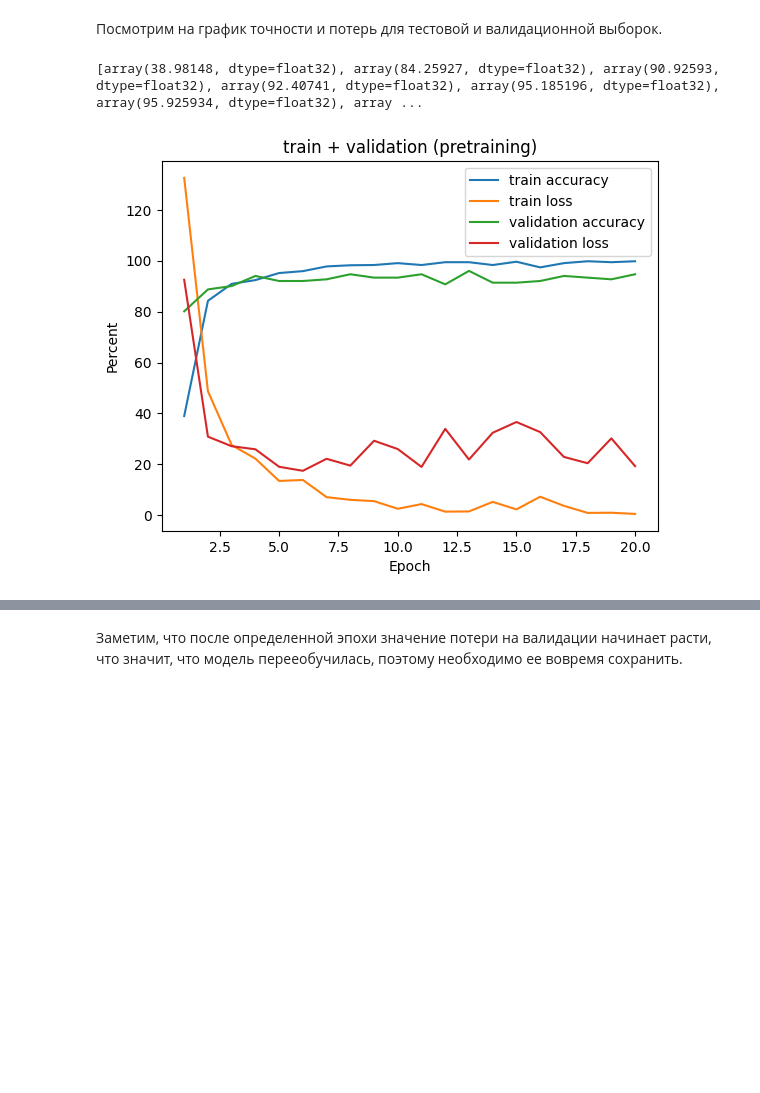
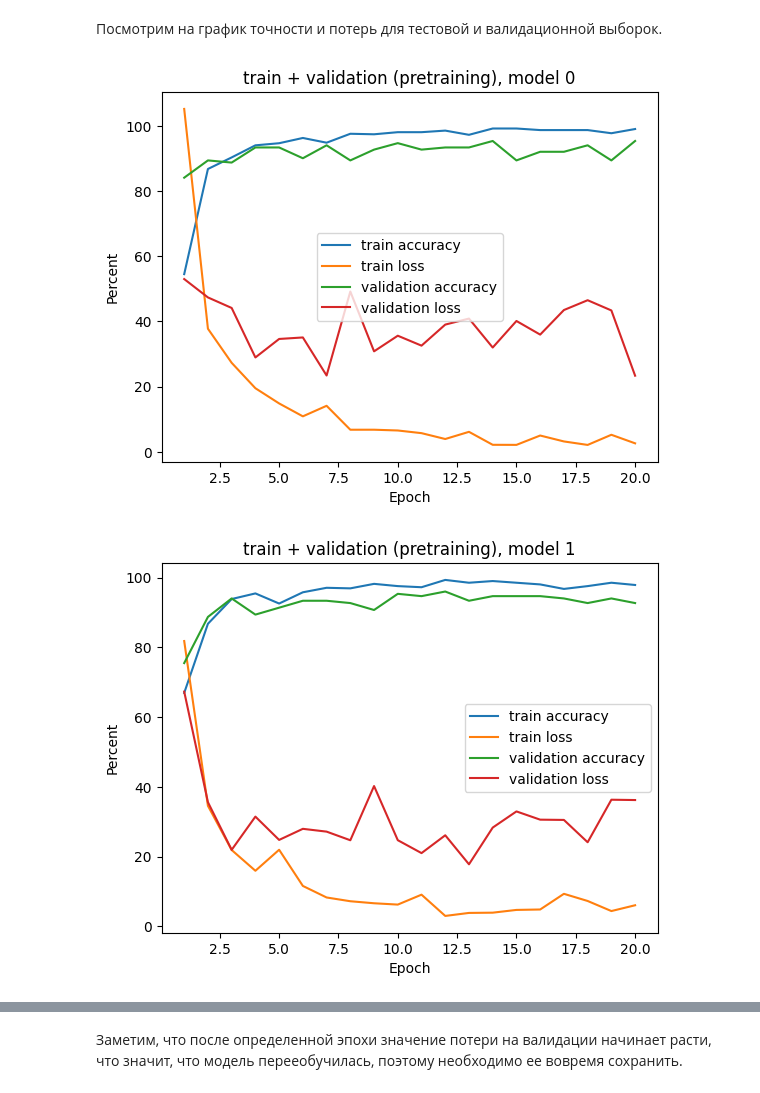
Before and after one commit to VladTsvelenev/sp_task, a Jupyter notebook: item1/presentation.ipynb, the cells around one changed output, grey strips where cells are left out. Drawn from its saved outputs; the diff is of its cells as text; code cells hidden in the pictures; blank space fills up the shorter version.

```diff
--- a/item1/presentation.ipynb
+++ b/item1/presentation.ipynb
@@ -195,16 +196,15 @@ def create_model(model, num_freeze_layers, num_out_classes):
 # %% [markdown]
 Создадим модель, перенесем вычисления на gpu и будем теренровать её 10 эпох (такое значение избыточно, но в обучении есть защита от переобучения)
 # %%
-m1 = []
-m2 = []
-m3 = []
-m4 = []
-model = ConvNet()
-loss_fn = torch.nn.CrossEntropyLoss()
-learning_rate = 1e-3
-
-optimizer = torch.optim.Adam(model.parameters(), lr=learning_rate)
-device = torch.device("cuda" if torch.cuda.is_available() else "cpu")
-model = model.to(device)
-model = train(model, loss_fn, optimizer, 20, train_loader, val_loder)
+minloss = 200
+m = [[[], [], [], []], [[], [], [], []], [[], [], [], []]]
+for number in range (0, 3):
+    print("Model " + str(number) + ":")
+    model = ConvNet()
+    loss_fn = torch.nn.CrossEntropyLoss()
+    learning_rate = 1e-3
+    optimizer = torch.optim.Adam(model.parameters(), lr=learning_rate)
+    device = torch.device("cuda" if torch.cuda.is_available() else "cpu")
+    model = model.to(device)
+    model = train(model, loss_fn, optimizer, 20, train_loader[number], val_loder[number])
 # %% [output]
@@ -224,18 +229,17 @@ __________________________________________________________
 Посмотрим на график точности и потерь для тестовой и валидационной выборок.
 # %%
 x = [1, 2, 3, 4, 5, 6, 7, 8, 9, 10, 11, 12, 13, 14, 15, 16, 17, 18, 19, 20]
-print(m1, m2, m3, m4)
-plt.plot(x, m1, label='train accuracy')
-plt.plot(x, m2, label='train loss')
-plt.plot(x, m3, label='validation accuracy')
-plt.plot(x, m4, label='validation loss')
-plt.title('train + validation (pretraining)')  # заголовок графика
-plt.xlabel('Epoch')  # подпись оси x
-plt.ylabel('Percent')  # подпись оси y
-plt.legend()  # добавляем легенду
+for i in range (0, 3):
+    plt.plot(x, m[i][0], label='train accuracy')
+    plt.plot(x, m[i][1], label='train loss')
+    plt.plot(x, m[i][2], label='validation accuracy')
+    plt.plot(x, m[i][3], label='validation loss')
+    plt.title('train + validation (pretraining), model ' + str(i))
+    plt.xlabel('Epoch')
+    plt.ylabel('Percent')
+    plt.legend()
 
-# Отображаем график
-plt.show()
+    plt.show()
 # %% [output]
-[array(38.98148, dtype=float32), array(84.25927, dtype=float32), array(90.92593, dtype=float32), array(92.40741, dtype=float32), array(95.185196, dtype=float32), array(95.925934, dtype=float32), array ...
-[figure, old version]
+[figure, new version]
+[figure, added]
```
Also changed, not shown: parts of 12 cells of this notebook.
